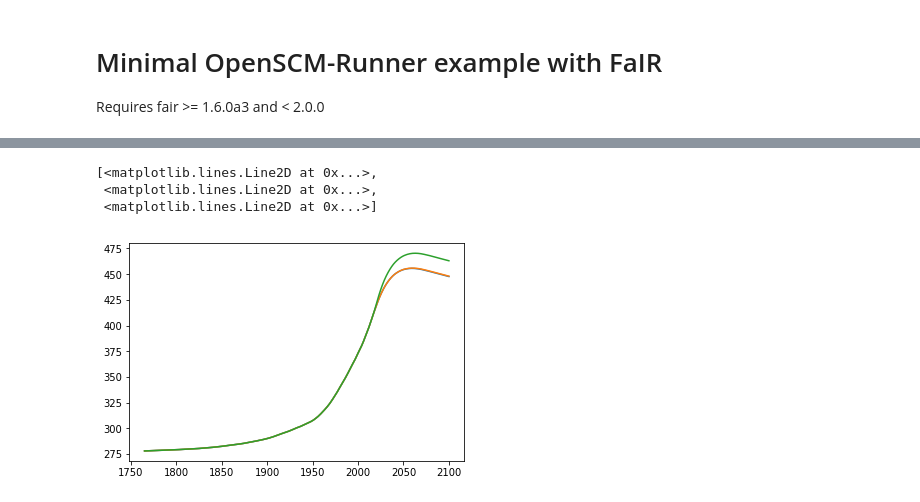
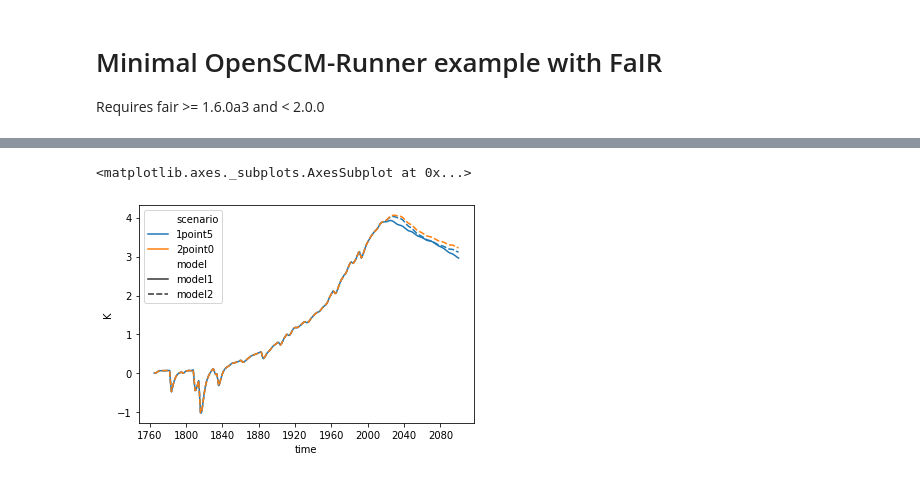
Before and after one commit to openscm/openscm-runner, a Jupyter notebook: notebooks/run-fair.ipynb, the cells around one changed output, grey strips where cells are left out. Drawn from its saved outputs; the diff is of its cells as text; code cells hidden in the pictures.

```diff
--- a/notebooks/run-fair.ipynb
+++ b/notebooks/run-fair.ipynb
@@ -34,5 +34,7 @@ fair.get_version()
 # %%
-df = pd.read_csv('../data/tiny_example_emissions_harmonized_infilled.csv')
+# NBVAL_IGNORE_OUTPUT
+df = pd.read_csv(os.path.join('..', 'data', 'tiny_example_emissions_harmonized_infilled.csv'))
 df = pyam.IamDataFrame(df)
 df_clean = df.filter(variable="*Infilled*")
-df_fair = pyam.IamDataFrame(df_clean.timeseries().reset_index())
+df_fair = df_clean.copy()
+df_fair.head()
@@ -45,4 +55,5 @@ x = run(
     output_variables=('Surface Temperature','Atmospheric Concentrations|CO2')
 )
 # %%
-x = x.timeseries()
+# NBVAL_IGNORE_OUTPUT
+x.timeseries()
@@ -68,7 +69,0 @@ pl.plot(np.arange(1765,2101), x.loc[x.index.get_level_values(3)=='Surface Temper
-# %%
-pl.plot(np.arange(1765,2101), x.loc[x.index.get_level_values(3)=='Atmospheric Concentrations|CO2'].T)
-# %% [output]
-[<matplotlib.lines.Line2D at 0x...>,
- <matplotlib.lines.Line2D at 0x...>,
- <matplotlib.lines.Line2D at 0x...>]
-[figure, removed]
@@ -76,0 +70,6 @@ pl.plot(np.arange(1765,2101), x.loc[x.index.get_level_values(3)=='Atmospheric Co
+# %%
+# NBVAL_IGNORE_OUTPUT
+x.filter(variable="Surface Temperature").lineplot(hue="scenario", style="model")
+# %% [output]
+<matplotlib.axes._subplots.AxesSubplot at 0x...>
+[figure, added]
```
Also changed, not shown: parts of 12 cells of this notebook, 2 other files.
